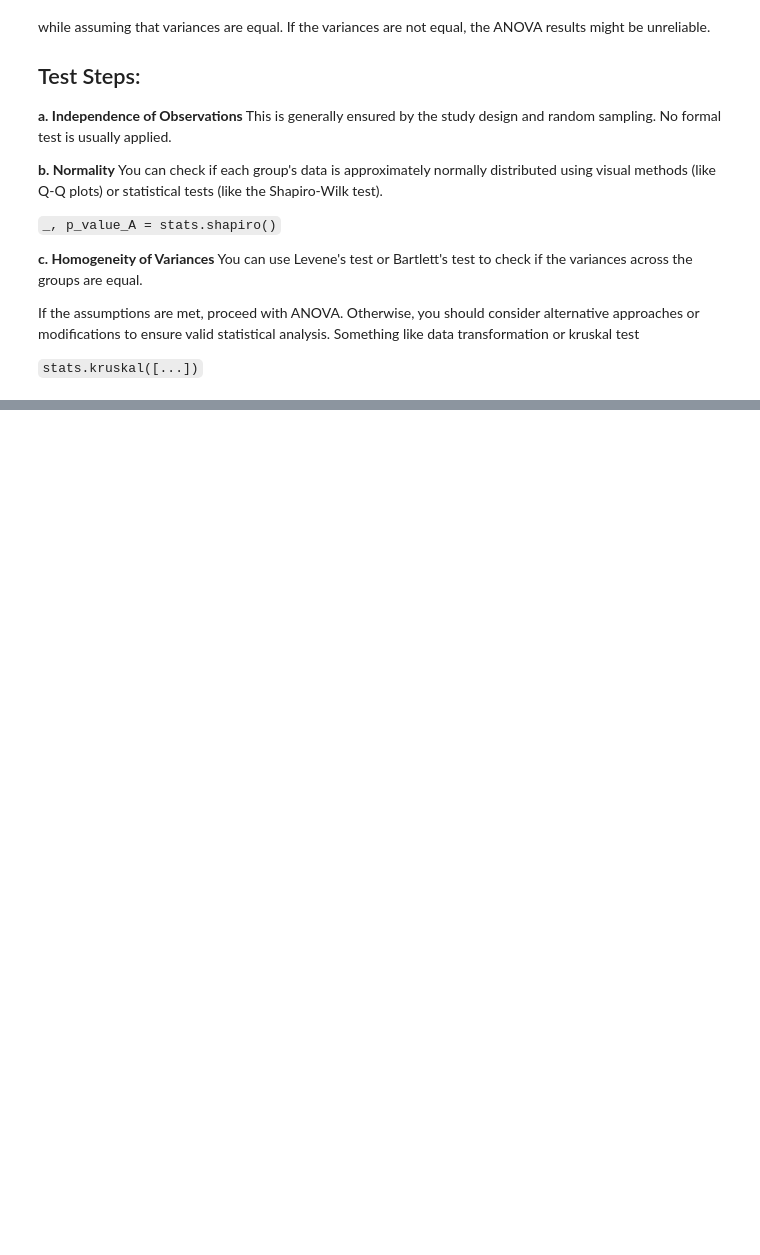
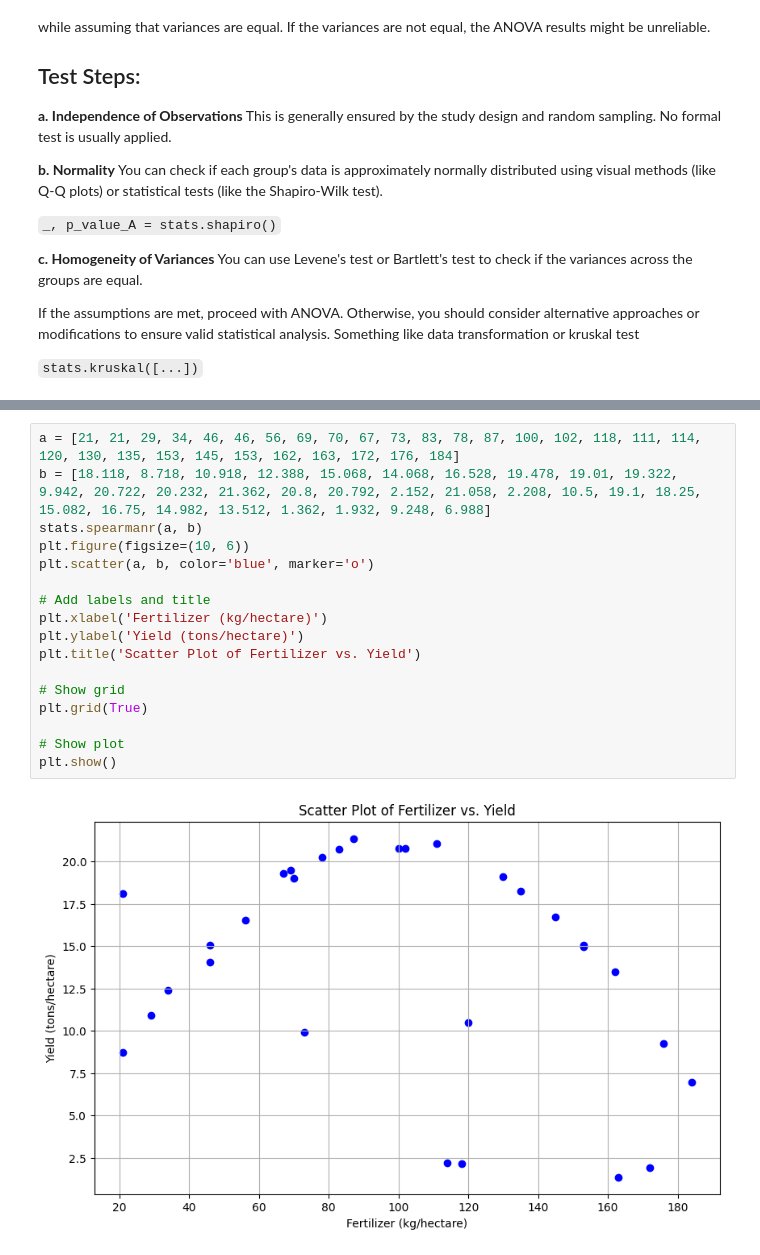
Before and after one commit to fjobeir/ai, a Jupyter notebook: stats.ipynb, the cells around one changed output, grey strips where cells are left out. Cells and saved outputs as stored; diff of their text form; blank space fills up the shorter version.

```diff
--- a/stats.ipynb
+++ b/stats.ipynb
@@ -220,0 +446,19 @@ print(p_value)
+# %%
+a = [21, 21, 29, 34, 46, 46, 56, 69, 70, 67, 73, 83, 78, 87, 100, 102, 118, 111, 114, 120, 130, 135, 153, 145, 153, 162, 163, 172, 176, 184]
+b = [18.118, 8.718, 10.918, 12.388, 15.068, 14.068, 16.528, 19.478, 19.01, 19.322, 9.942, 20.722, 20.232, 21.362, 20.8, 20.792, 2.152, 21.058, 2.208, 10.5, 19.1, 18.25, 15.082, 16.75, 14.982, 13.512, 1.362, 1.932, 9.248, 6.988]
+stats.spearmanr(a, b)
+plt.figure(figsize=(10, 6))
+plt.scatter(a, b, color='blue', marker='o')
+
+# Add labels and title
+plt.xlabel('Fertilizer (kg/hectare)')
+plt.ylabel('Yield (tons/hectare)')
+plt.title('Scatter Plot of Fertilizer vs. Yield')
+
+# Show grid
+plt.grid(True)
+
+# Show plot
+plt.show()
+# %% [output]
+[figure, added]
```
Also changed, not shown: parts of 55 cells of this notebook.
